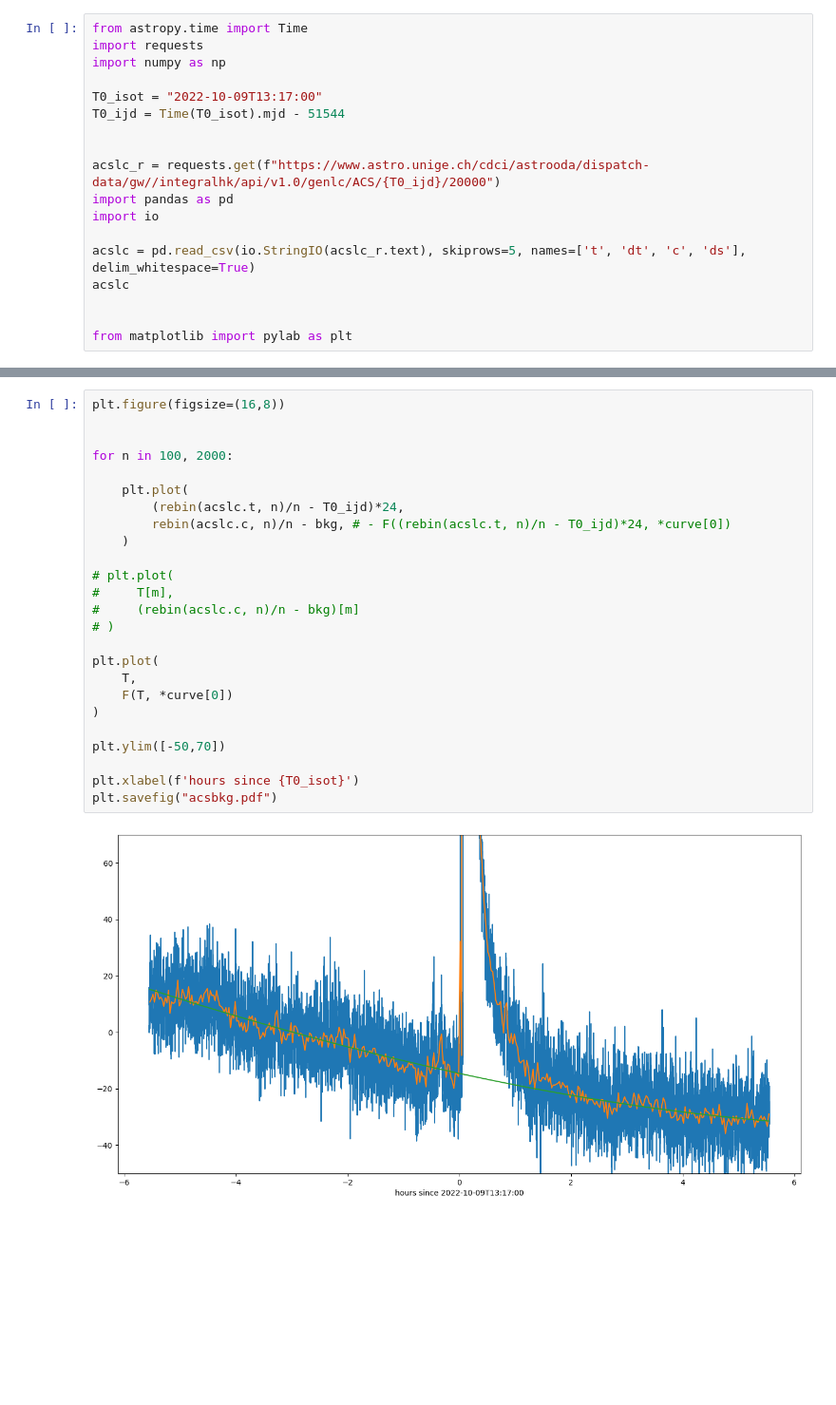
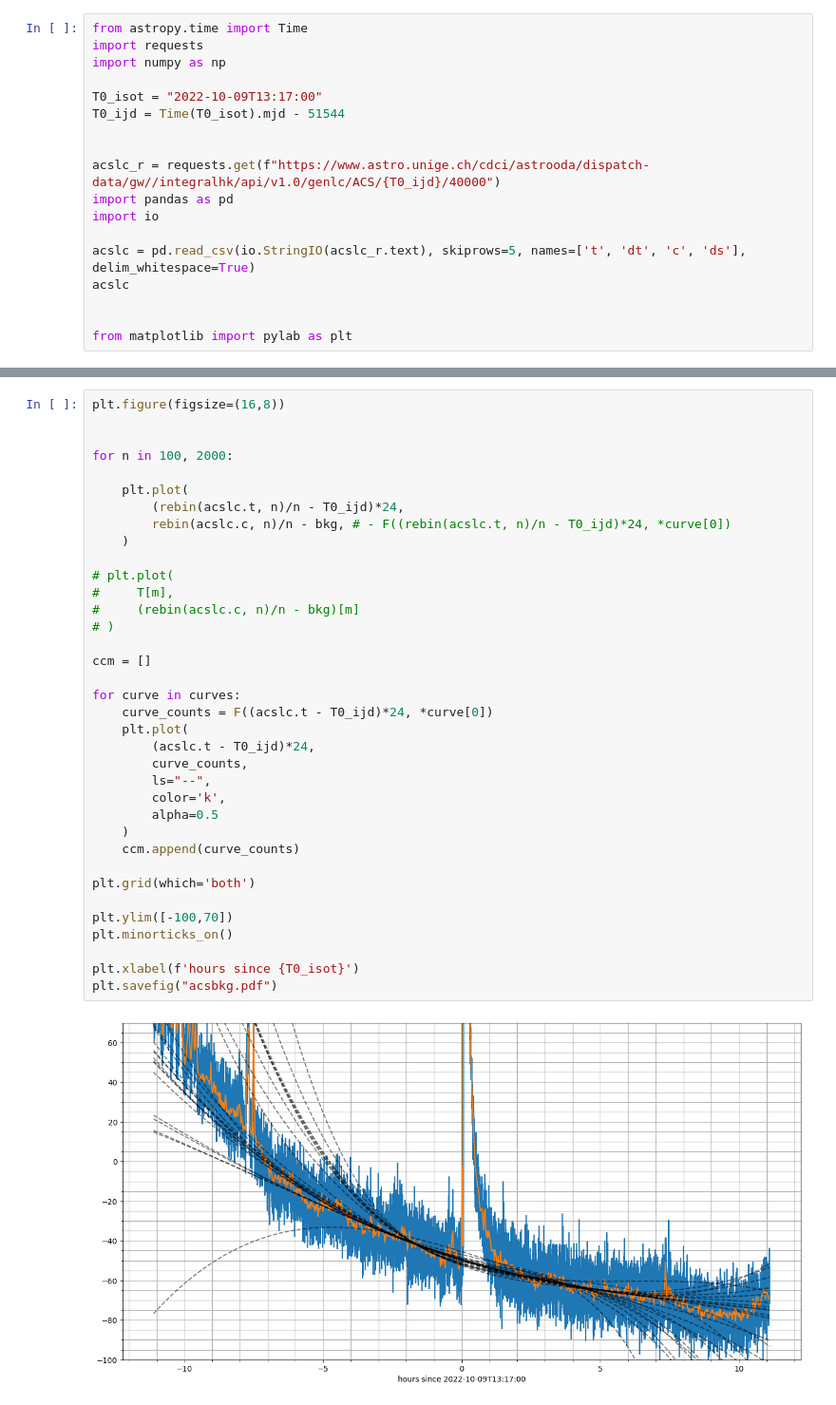
Before and after one commit to volodymyrss/grb221009, a Jupyter notebook: acs.ipynb, the cells around one changed output, grey strips where cells are left out. Shown at 95% size. Saved outputs shown, nothing was run; the diff lists cells and outputs as text; blank space fills up the shorter version.

```diff
--- a/acs.ipynb
+++ b/acs.ipynb
@@ -7,7 +7,7 @@ T0_isot = "2022-10-09T13:17:00"
 T0_ijd = Time(T0_isot).mjd - 51544
 
 
-acslc_r = requests.get(f"https://www.astro.unige.ch/cdci/astrooda/dispatch-data/gw//integralhk/api/v1.0/genlc/ACS/{T0_ijd}/20000")
+acslc_r = requests.get(f"https://www.astro.unige.ch/cdci/astrooda/dispatch-data/gw//integralhk/api/v1.0/genlc/ACS/{T0_ijd}/40000")
 import pandas as pd
 import io
 
@@ -54,27 +96,38 @@ curve
 # %%
 plt.figure(figsize=(16,8))
 
 
 for n in 100, 2000:
 
     plt.plot(
         (rebin(acslc.t, n)/n - T0_ijd)*24,
         rebin(acslc.c, n)/n - bkg, # - F((rebin(acslc.t, n)/n - T0_ijd)*24, *curve[0])
     )
 
 # plt.plot(
 #     T[m],
 #     (rebin(acslc.c, n)/n - bkg)[m]
 # )
 
-plt.plot(
-    T,
-    F(T, *curve[0])
-)
+ccm = []
 
-plt.ylim([-50,70])
+for curve in curves:
+    curve_counts = F((acslc.t - T0_ijd)*24, *curve[0])
+    plt.plot(
+        (acslc.t - T0_ijd)*24,
+        curve_counts,
+        ls="--",
+        color='k',
+        alpha=0.5
+    )
+    ccm.append(curve_counts)
+
+plt.grid(which='both')
+
+plt.ylim([-100,70])
+plt.minorticks_on()
 
 plt.xlabel(f'hours since {T0_isot}')
 plt.savefig("acsbkg.pdf")
 # %% [output]
-[figure, old version]
+[figure, new version]
```
Also changed, not shown: parts of 5 cells of this notebook, 3 other files.
